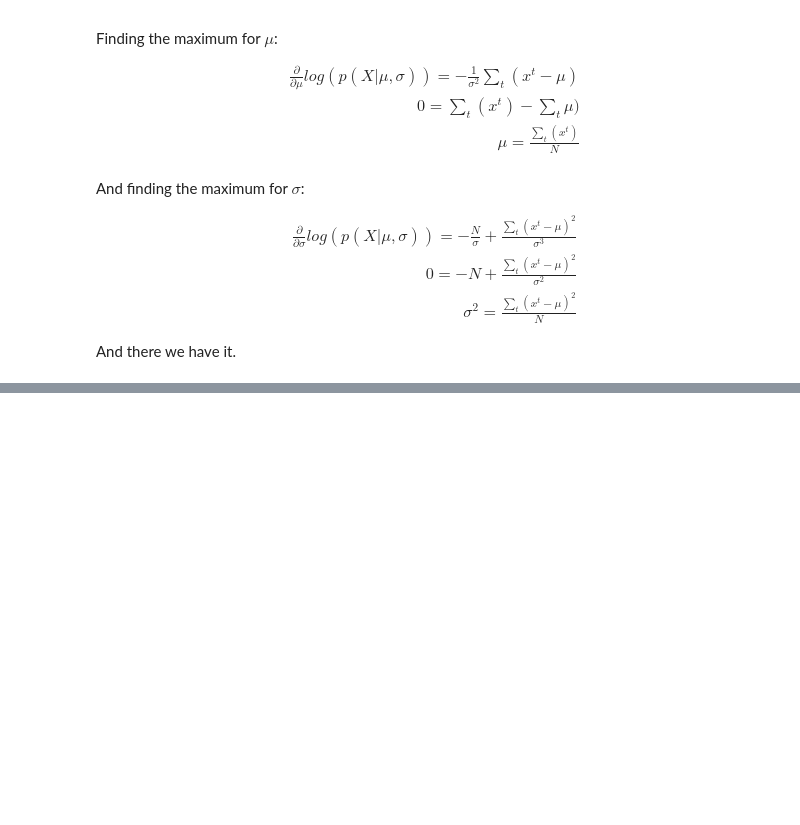
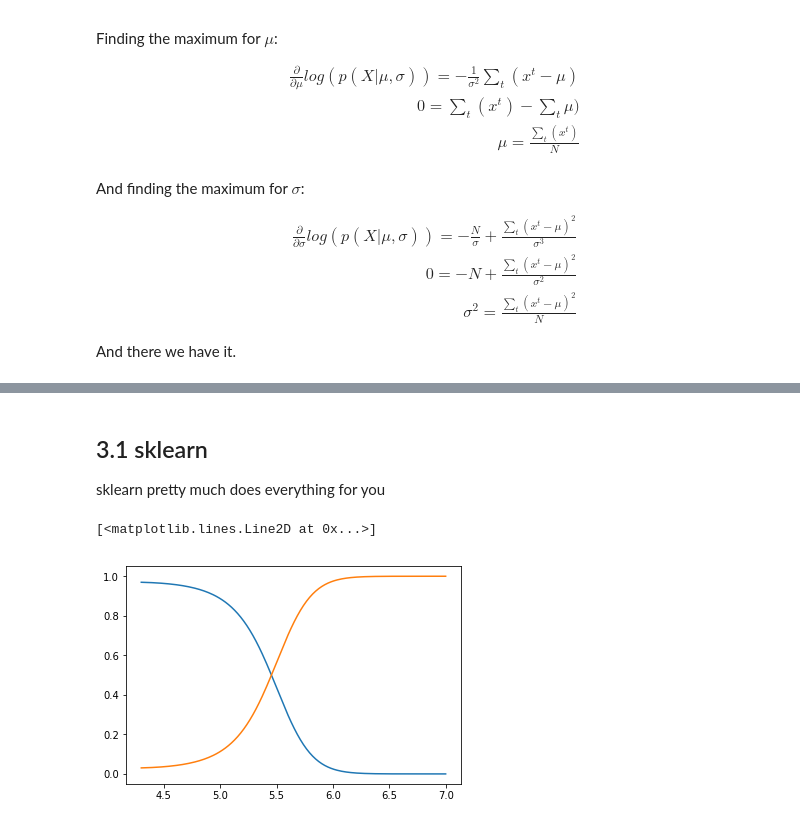
Before and after one commit to Aiden0/machine_learning, a Jupyter notebook: Machine Learning Notebook/1_Classification.ipynb, the cells around one changed output, grey strips where cells are left out. Saved outputs shown, nothing was run; the diff lists cells and outputs as text; code cells hidden in the pictures; blank space fills up the shorter version.

```diff
--- a/Machine Learning Notebook/1_Classification.ipynb
+++ b/Machine Learning Notebook/1_Classification.ipynb
@@ -157,0 +198,19 @@ Now to determine the posteriors, having same priors, the priors cancel out and
+# %% [markdown]
+## 3.1 sklearn
+sklearn pretty much does everything for you
+# %%
+#Using sklearn package
+from sklearn.naive_bayes import GaussianNB
+gnb = GaussianNB()
+#fit classes and data
+gnb.fit(X, Y)
+#Determine posteriors
+#can also get likelehoods
+prbs = gnb.predict_proba(x.reshape(-1,1))
+
+#plot posteriors P(Ci|x)
+plt.plot(x.reshape(-1,1),prbs[:,0])
+plt.plot(x.reshape(-1,1),prbs[:,1])
+# %% [output]
+[<matplotlib.lines.Line2D at 0x...>]
+[figure, added]
```
Also changed, not shown: parts of 12 cells of this notebook.
